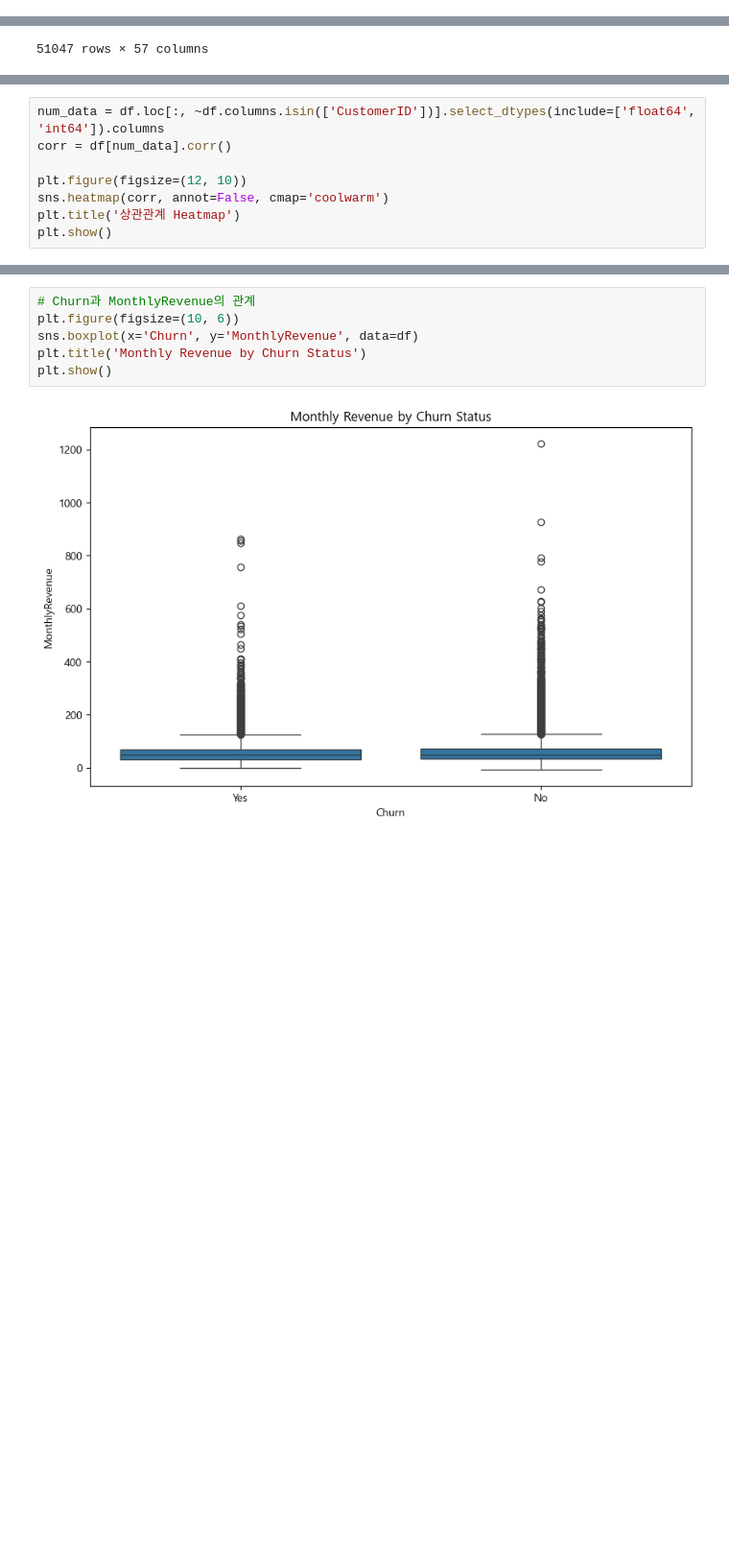
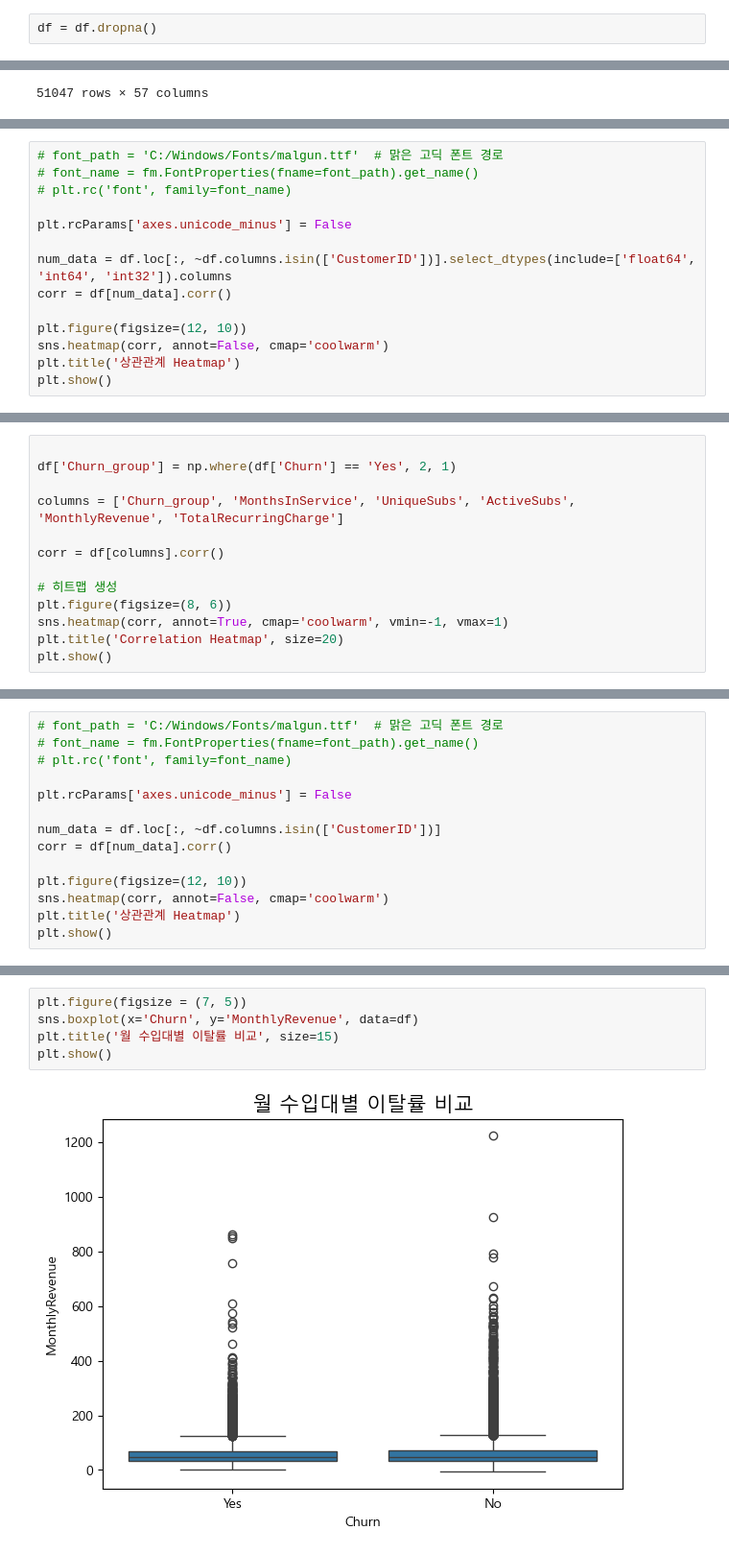
Before and after one commit to SKNETWORKS-FAMILY-AICAMP/SKN04-2nd-3Team, a Jupyter notebook: eda/eda_analysi.ipynb, the cells around one changed output, grey strips where cells are left out. Shown at 96% size. Drawn from its saved outputs; the diff is of its cells as text; blank space fills up the shorter version.

```diff
--- a/eda/eda_analysi.ipynb
+++ b/eda/eda_analysi.ipynb
@@ -48,0 +36,2 @@ df.describe()
+# %%
+df = df.dropna()
@@ -155,5 +150,11 @@ df.loc[:, ~df.columns.isin(['CustomerID'])]
 # %%
-num_data = df.loc[:, ~df.columns.isin(['CustomerID'])].select_dtypes(include=['float64', 'int64']).columns
+# font_path = 'C:/Windows/Fonts/malgun.ttf'  # 맑은 고딕 폰트 경로
+# font_name = fm.FontProperties(fname=font_path).get_name()
+# plt.rc('font', family=font_name)
+
+plt.rcParams['axes.unicode_minus'] = False
+
+num_data = df.loc[:, ~df.columns.isin(['CustomerID'])].select_dtypes(include=['float64', 'int64', 'int32']).columns
 corr = df[num_data].corr()
 
 plt.figure(figsize=(12, 10))
@@ -164,0 +206,13 @@ plt.show()
+# %%
+
+df['Churn_group'] = np.where(df['Churn'] == 'Yes', 2, 1)
+
+columns = ['Churn_group', 'MonthsInService', 'UniqueSubs', 'ActiveSubs', 'MonthlyRevenue', 'TotalRecurringCharge']
+
+corr = df[columns].corr()
+
+# 히트맵 생성
+plt.figure(figsize=(8, 6))
+sns.heatmap(corr, annot=True, cmap='coolwarm', vmin=-1, vmax=1)
+plt.title('Correlation Heatmap', size=20)
+plt.show()
@@ -164,0 +226,14 @@ plt.show()
+# %%
+# font_path = 'C:/Windows/Fonts/malgun.ttf'  # 맑은 고딕 폰트 경로
+# font_name = fm.FontProperties(fname=font_path).get_name()
+# plt.rc('font', family=font_name)
+
+plt.rcParams['axes.unicode_minus'] = False
+
+num_data = df.loc[:, ~df.columns.isin(['CustomerID'])]
+corr = df[num_data].corr()
+
+plt.figure(figsize=(12, 10))
+sns.heatmap(corr, annot=False, cmap='coolwarm')
+plt.title('상관관계 Heatmap')
+plt.show()
@@ -165,8 +267,7 @@ plt.show()
 # %%
-# Churn과 MonthlyRevenue의 관계
-plt.figure(figsize=(10, 6))
+plt.figure(figsize = (7, 5))
 sns.boxplot(x='Churn', y='MonthlyRevenue', data=df)
-plt.title('Monthly Revenue by Churn Status')
+plt.title('월 수입대별 이탈률 비교', size=15)
 plt.show()
 # %% [output]
-[figure, old version]
+[figure, new version]
```
Also changed, not shown: parts of 27 cells of this notebook.
